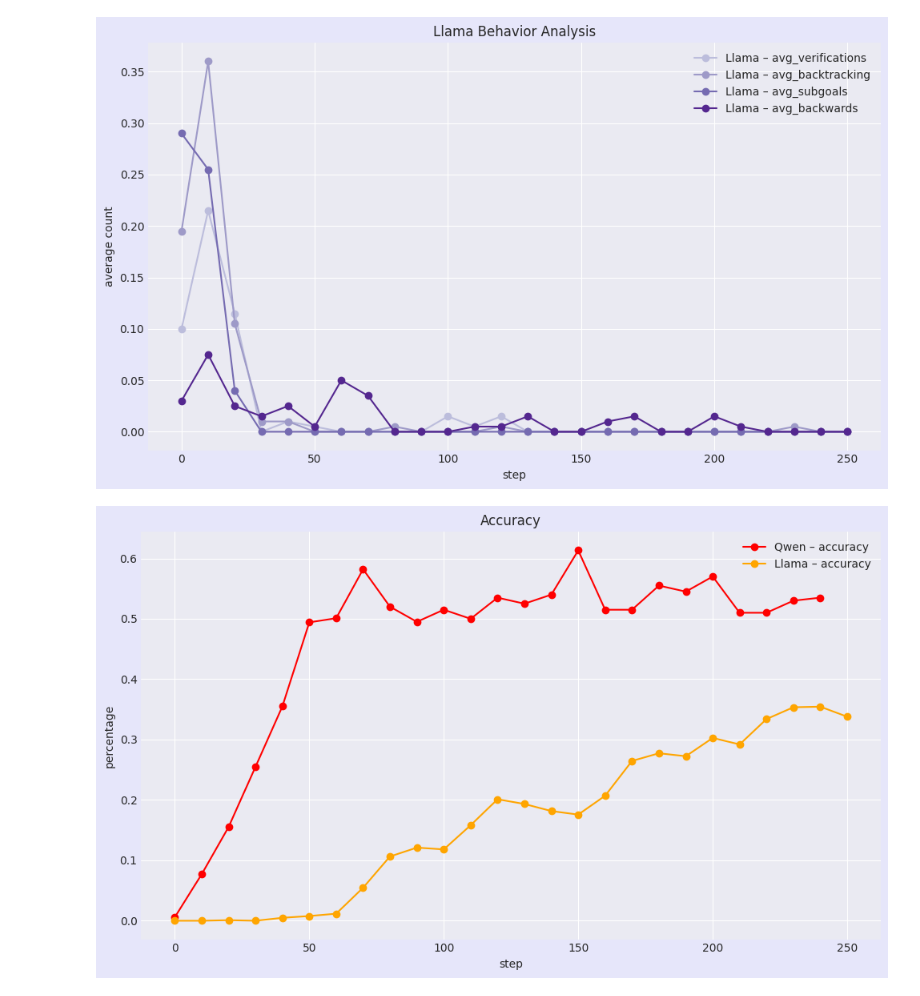
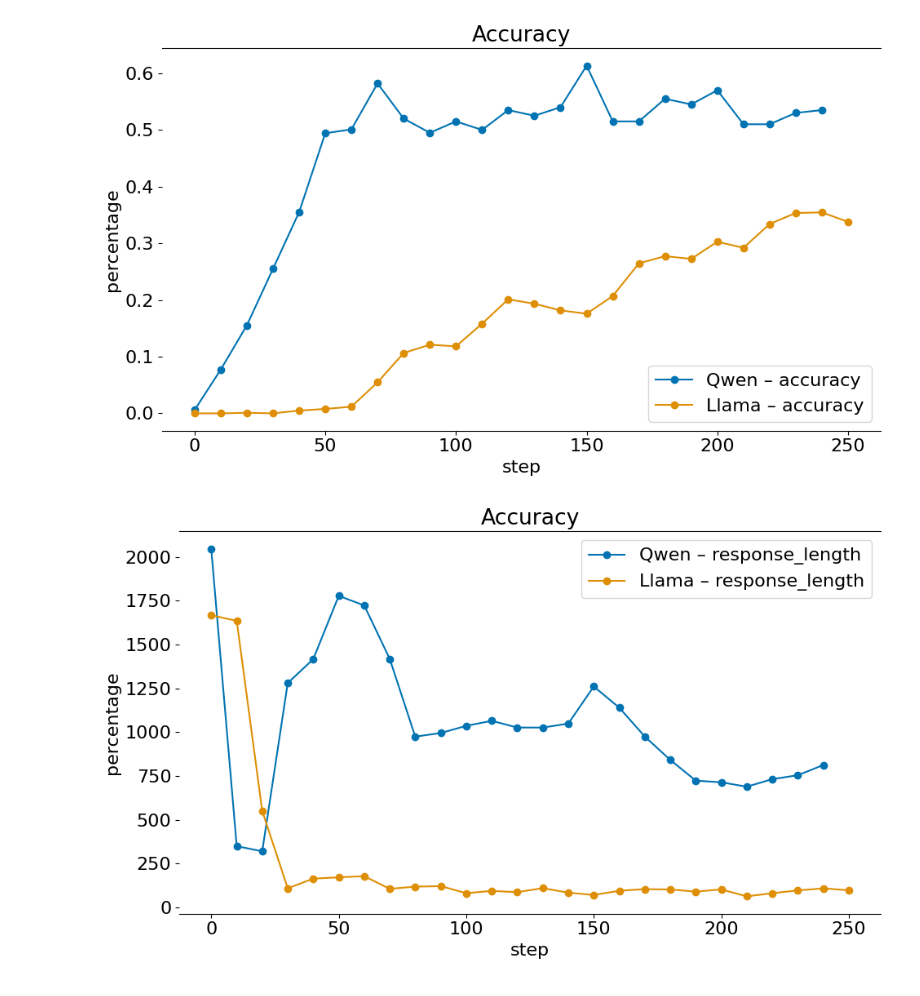
Before and after one commit to kanishkg/TinyZero, a Jupyter notebook: viz/create_visualizations.ipynb, the cells around one changed output. Drawn from its saved outputs; the diff is of its cells as text; code cells hidden in the pictures.

```diff
--- a/viz/create_visualizations.ipynb
+++ b/viz/create_visualizations.ipynb
@@ -30,16 +30,20 @@ llama_purples = ["#bcbddc", "#9e9ac8", "#756bb1", "#54278f"]
 # %%
 fig, ax = plt.subplots(figsize=(10, 6))
+# Remove the left spine and y-axis gridlines
+ax.spines["left"].set_visible(False)
+ax.spines["right"].set_visible(False)
+ax.yaxis.grid(False)
+# (If you still want x-axis gridlines, you can turn them on explicitly):
+# ax.xaxis.grid(True, color="#dddddd")
 
-fig.patch.set_facecolor(light_purple_bg)
 for idx, phenomenon in enumerate(phenomena):
-    # Check if that column even exists in Qwen (to avoid KeyErrors)
     if phenomenon in df_qwen_base.columns:
         ax.plot(
             df_qwen_base["step"],
             df_qwen_base[phenomenon],
             marker="o",
             label=f"Qwen – {phenomenon}",
-            color=qwen_blues[idx % len(qwen_blues)],
+            # color automatically comes from sns colorblind palette now
         )
 
 ax.set_title("Qwen Behavior Analysis")
@@ -53,30 +84,42 @@ plt.show()
 # %%
 fig, ax = plt.subplots(figsize=(10, 6))
-fig.patch.set_facecolor(light_purple_bg)
+ax.spines["left"].set_visible(False)
+ax.spines["right"].set_visible(False)
+ax.yaxis.grid(False)
 
-for i, phenomenon in enumerate(phenomena):
+statistics = ["accuracy"]
+
+for i, phenomenon in enumerate(statistics):
+    if phenomenon in df_qwen_base.columns:
+        ax.plot(
+            df_qwen_base["step"],
+            df_qwen_base[phenomenon],
+            marker="o",
+            label=f"Qwen – {phenomenon}",
+        )
     if phenomenon in df_llama_base.columns:
         ax.plot(
             df_llama_base["step"],
             df_llama_base[phenomenon],
             marker="o",
-            color=llama_purples[i % len(llama_purples)],
             label=f"Llama – {phenomenon}",
         )
-
-ax.set_title("Llama Behavior Analysis")
+ax.set_title("Accuracy")
 ax.set_xlabel("step")
-ax.set_ylabel("average count")
+ax.set_ylabel("percentage")
 ax.legend()
 plt.tight_layout()
 plt.show()
 # %% [output]
-[figure, old version]
+[figure, new version]
 # %%
 fig, ax = plt.subplots(figsize=(10, 6))
-fig.patch.set_facecolor(light_purple_bg)
+# Remove the left spine and y-axis gridlines
+ax.spines["left"].set_visible(False)
+ax.spines["right"].set_visible(False)
+ax.yaxis.grid(False)
 
-statistics = ["accuracy"]
+statistics = ["response_length"]
 
 for i, phenomenon in enumerate(statistics):
     if phenomenon in df_qwen_base.columns:
@@ -85,14 +128,12 @@ for i, phenomenon in enumerate(statistics):
             df_qwen_base[phenomenon],
             marker="o",
             label=f"Qwen – {phenomenon}",
-            color='red',
         )
     if phenomenon in df_llama_base.columns:
         ax.plot(
             df_llama_base["step"],
             df_llama_base[phenomenon],
             marker="o",
-            color='orange',
             label=f"Llama – {phenomenon}",
         )
 ax.set_title("Accuracy")
@@ -102,4 +143,4 @@ ax.legend()
 plt.tight_layout()
 plt.show()
 # %% [output]
-[figure, old version]
+[figure, new version]
```
Also changed, not shown: parts of 13 cells of this notebook.
